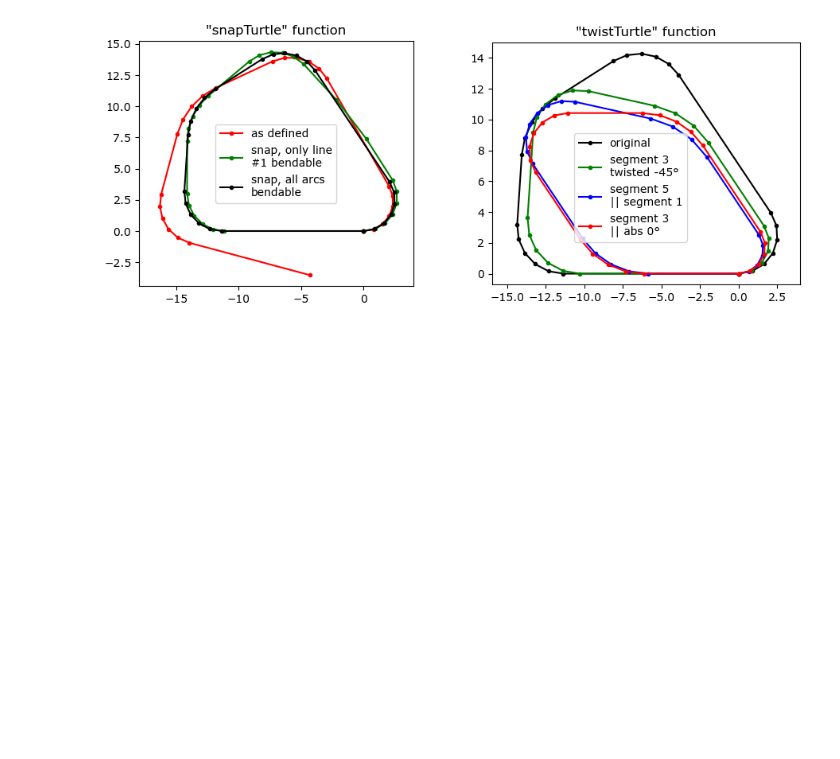
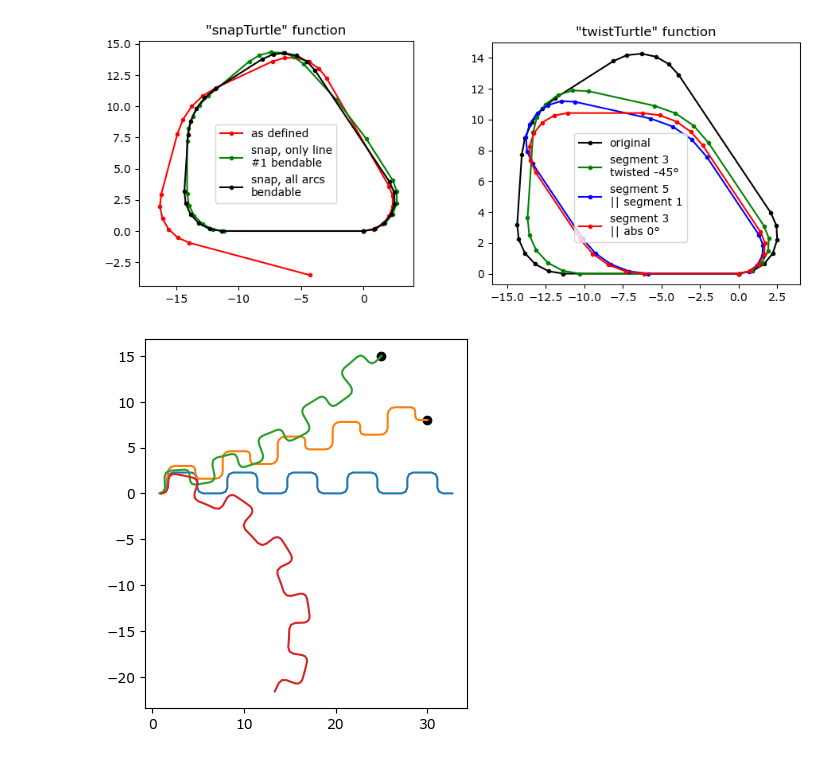
Before and after one commit to RichardPotthoff/myrepo, a Jupyter notebook: snap_turtle.ipynb, the cells around one changed output. Cells and saved outputs as stored; diff of their text form; code cells hidden in the pictures; blank space fills up the shorter version.

Commit message:
snap to points example added

```diff
--- a/snap_turtle.ipynb
+++ b/snap_turtle.ipynb
@@ -222,3 +222,18 @@ ax[1].set_title('"twistTurtle" function')
 ax[1].set_aspect('equal')
 # %% [output]
 [figure]
+# %%
+def mirror(segs):return segs+segs[-1::-1]
+meanderPath=mirror([(1,0),(1,90*deg),(1,0),(1,-90*deg),(1,0)])*5
+points=np.array(list( turtlePath2Points(meanderPath)))
+plt.plot(points.real,points.imag)
+plt.gca().set_aspect('equal')
+for pend,aend in [(30+8j,None),(25+15j,1+1j),( None,-0.5-1j)]:
+    snappedPath=snapTurtle(meanderPath,p_snap=pend,ang_snap=aend,unbendable_segments=[])
+    points=np.array(list( turtlePath2Points(snappedPath)))
+    if pend!=None:
+        plt.scatter(pend.real,pend.imag,c='k')
+    plt.plot(points.real,points.imag)
+#plt.legend()
+# %% [output]
+[figure, added]
```
Also changed, not shown: parts of 1 cell of this notebook.
